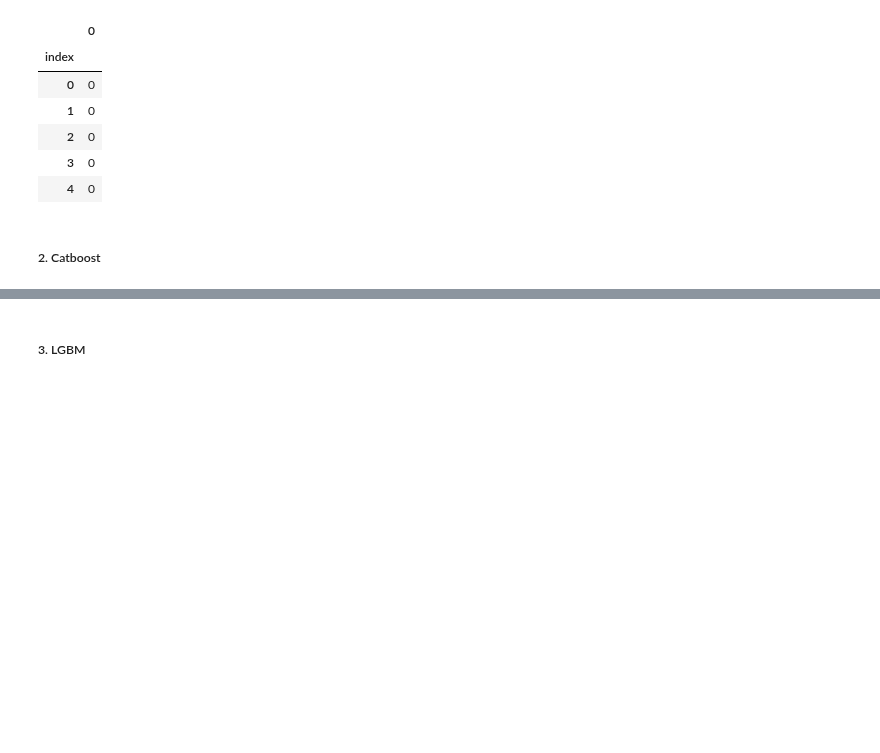
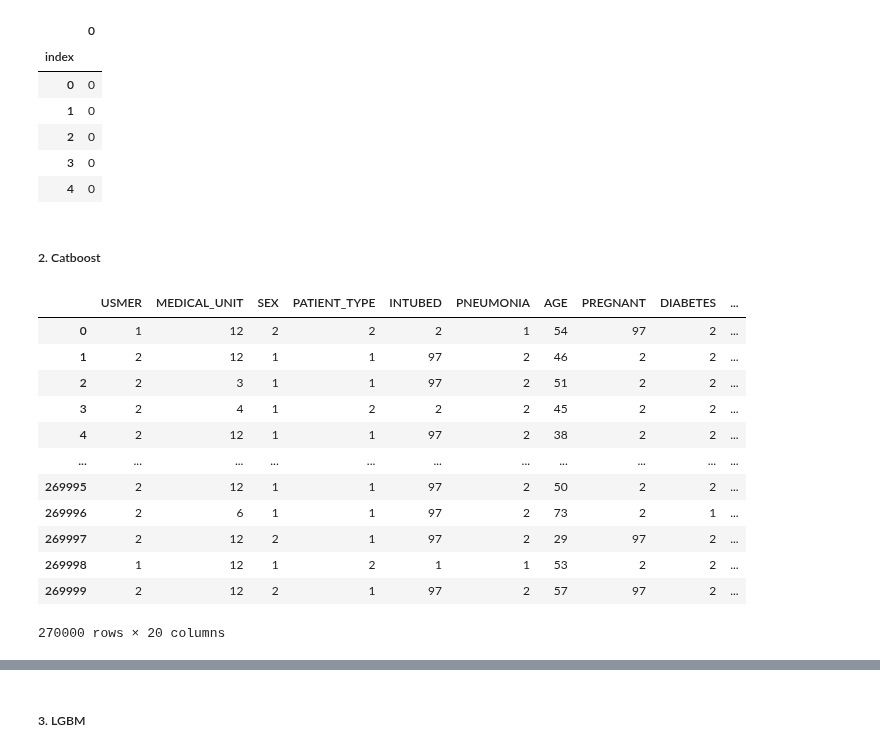
Before and after one commit to PeterOstr/pollock, a Jupyter notebook: request_training.ipynb, the cells around one changed output, grey strips where cells are left out. Saved outputs shown, nothing was run; the diff lists cells and outputs as text; code cells hidden in the pictures; blank space fills up the shorter version.

```diff
--- a/request_training.ipynb
+++ b/request_training.ipynb
@@ -138,3 +164,19 @@ predicted_results
+# %%
+X
+# %% [output]
+|  | USMER | MEDICAL_UNIT | SEX | PATIENT_TYPE | INTUBED | PNEUMONIA | AGE | PREGNANT | DIABETES | ... |
+| 0 | 1 | 12 | 2 | 2 | 2 | 1 | 54 | 97 | 2 | ... |
+| 1 | 2 | 12 | 1 | 1 | 97 | 2 | 46 | 2 | 2 | ... |
+| 2 | 2 | 3 | 1 | 1 | 97 | 2 | 51 | 2 | 2 | ... |
+| 3 | 2 | 4 | 1 | 2 | 2 | 2 | 45 | 2 | 2 | ... |
+| 4 | 2 | 12 | 1 | 1 | 97 | 2 | 38 | 2 | 2 | ... |
+| ... | ... | ... | ... | ... | ... | ... | ... | ... | ... | ... |
+| 269995 | 2 | 12 | 1 | 1 | 97 | 2 | 50 | 2 | 2 | ... |
+| 269996 | 2 | 6 | 1 | 1 | 97 | 2 | 73 | 2 | 1 | ... |
+| 269997 | 2 | 12 | 2 | 1 | 97 | 2 | 29 | 97 | 2 | ... |
+| 269998 | 1 | 12 | 1 | 2 | 1 | 1 | 53 | 2 | 2 | ... |
+| 269999 | 2 | 12 | 2 | 1 | 97 | 2 | 57 | 97 | 2 | ... |
+270000 rows × 20 columns
 # %%
 X_dict = X.reset_index().to_dict(orient='list')
 predicted_data_response_catb = requests.post('https://covidapp-bmvhwrbbeq-lm.a.run.app/model/predict_catb',  json=X_dict) # local address
```
Also changed, not shown: parts of 10 cells of this notebook, 5 other files.
